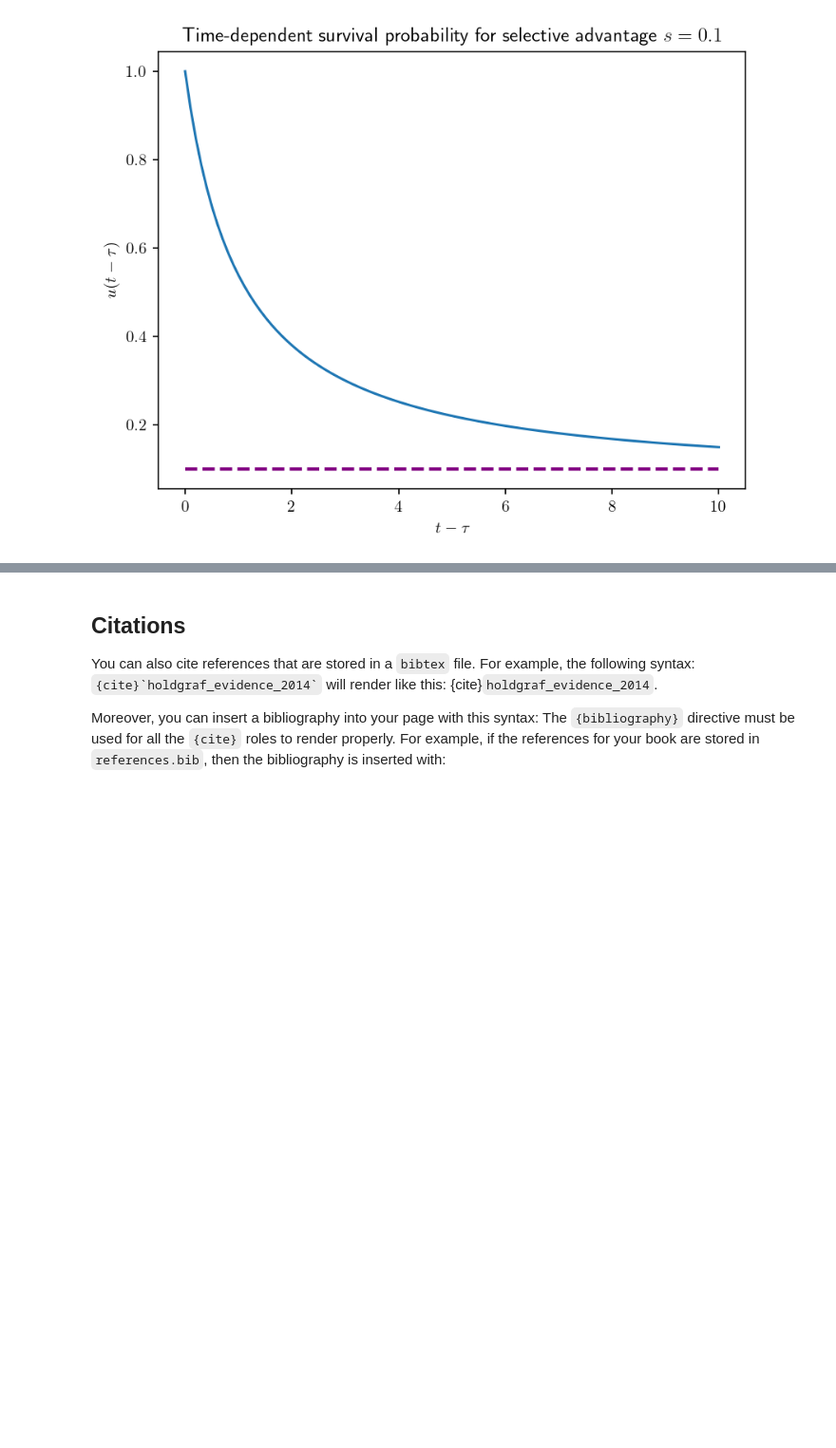
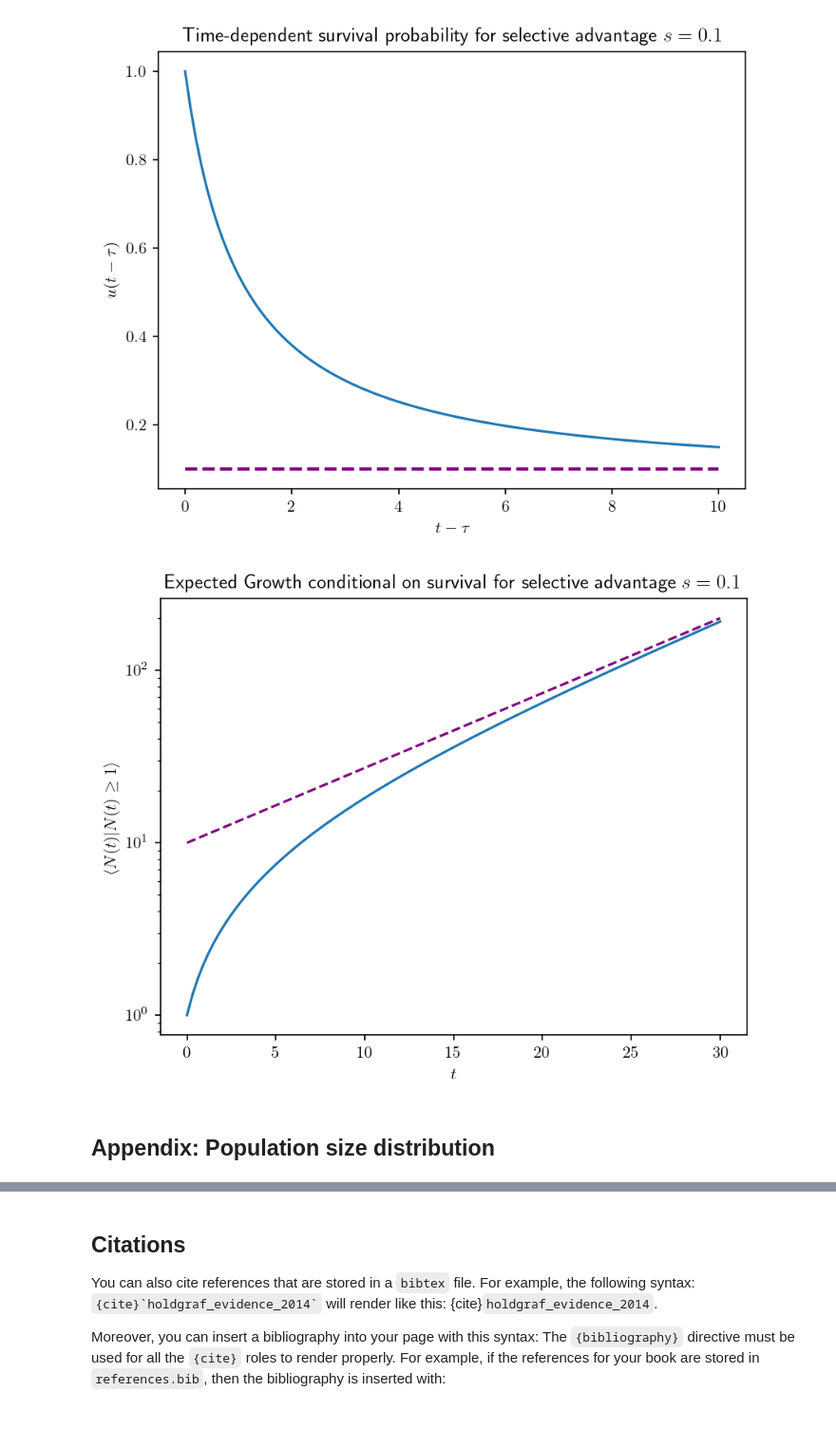
Before and after one commit to Hallatscheklab/PAM, a Jupyter notebook: _sources/Branching-processes-nb.ipynb, the cells around one changed output, grey strips where cells are left out. Shown at 95% size. Drawn from its saved outputs; the diff is of its cells as text; code cells hidden in the pictures; blank space fills up the shorter version.

```diff
--- a/_sources/Branching-processes-nb.ipynb
+++ b/_sources/Branching-processes-nb.ipynb
@@ -66,3 +84,34 @@ plt.plot(t, y)
 plt.show()
 # %% [output]
 [figure]
+# %%
+import numpy as np
+import matplotlib.pyplot as plt
+# allow TeX
+plt.rcParams['text.usetex'] = True
+plt.figure(dpi=150)
+
+s = 0.1
+tmax = 30
+t = np.linspace(start=0, stop=tmax, num=100)
+y = 1+(np.exp(s*t)-1)/s
+
+yapprox = np.exp(s*t)/s
+
+
+# Add title and axis names
+plt.title(r'Expected Growth conditional on survival for selective advantage $s = 0.1$')
+plt.xlabel(r'$t $')
+plt.ylabel(r'$\langle N(t)|N(t)\geq1 \rangle $')
+
+#plt.hlines(y = 1/s, xmin= 0 , xmax=tmax, colors='purple', linestyles='--', lw=2, label='s')
+
+plt.yscale("log")
+
+plt.plot(t, y)
+plt.plot(t, yapprox, color='purple', linestyle='dashed')
+plt.show()
+# %% [output]
+[figure, added]
+# %% [markdown]
+## Appendix: Population size distribution
```
Also changed, not shown: parts of 10 cells of this notebook, 8 other files.
